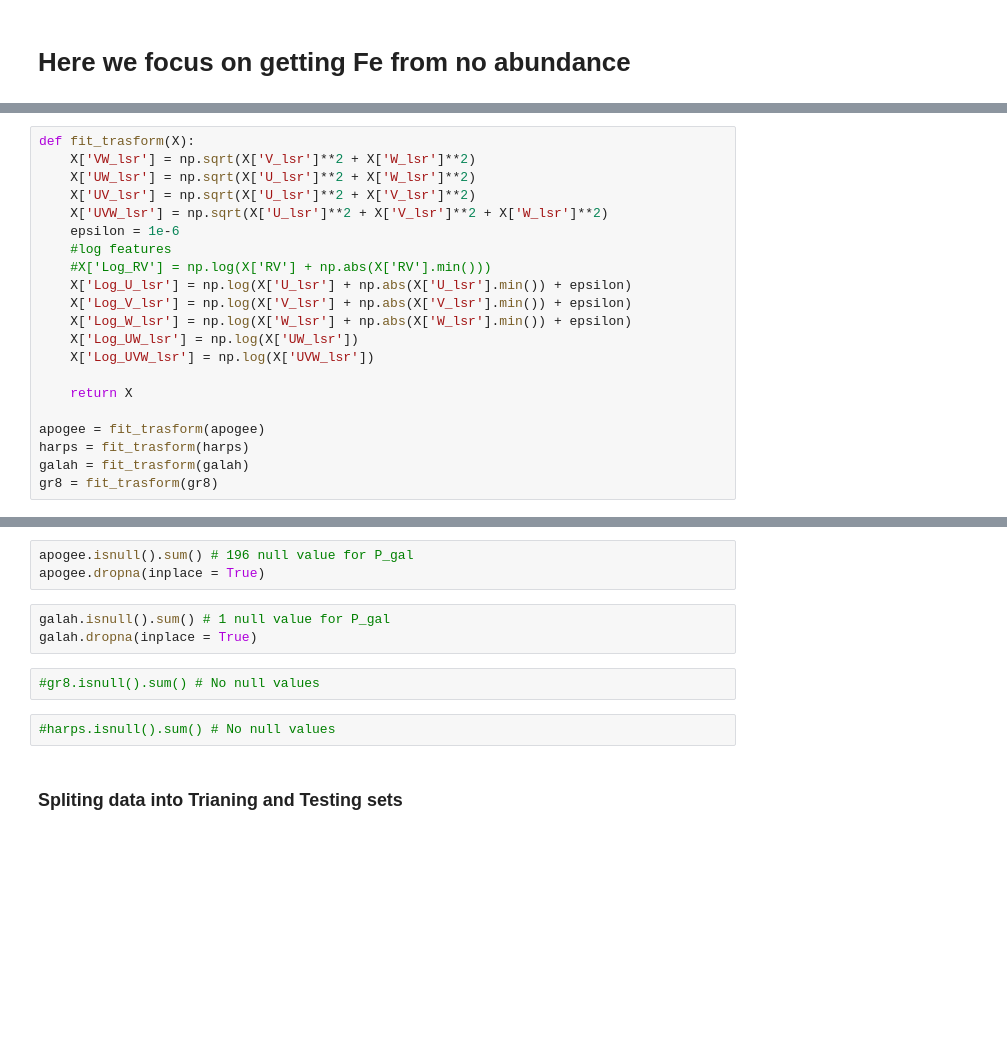
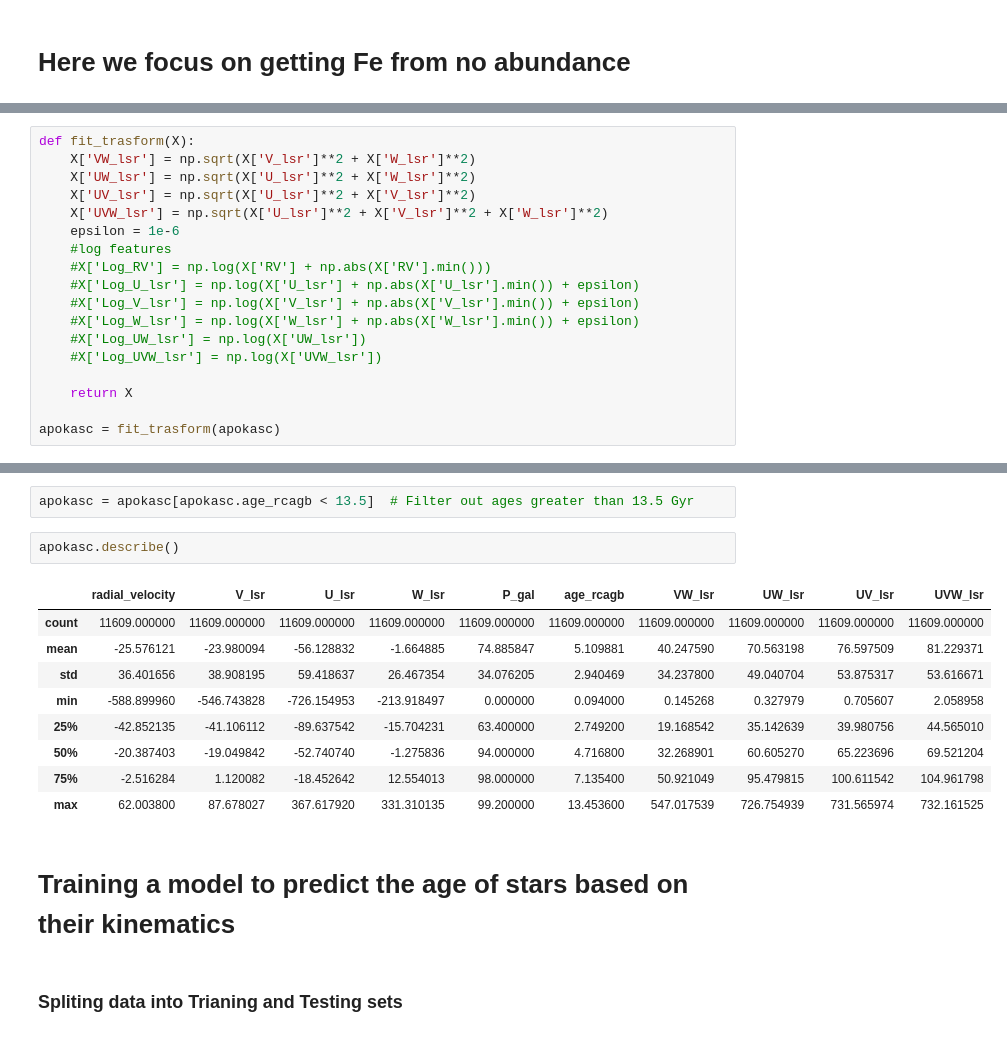
Before and after one commit to vadibekyan/AbundanceML, a Jupyter notebook: baseline_ML_age_kinematics_feh.ipynb, the cells around one changed output, grey strips where cells are left out. Cells and saved outputs as stored; diff of their text form; blank space fills up the shorter version.

```diff
--- a/baseline_ML_age_kinematics_feh.ipynb
+++ b/baseline_ML_age_kinematics_feh.ipynb
@@ -69,15 +71,12 @@ def fit_trasform(X):
     epsilon = 1e-6
     #log features
     #X['Log_RV'] = np.log(X['RV'] + np.abs(X['RV'].min()))
-    X['Log_U_lsr'] = np.log(X['U_lsr'] + np.abs(X['U_lsr'].min()) + epsilon)
-    X['Log_V_lsr'] = np.log(X['V_lsr'] + np.abs(X['V_lsr'].min()) + epsilon)
-    X['Log_W_lsr'] = np.log(X['W_lsr'] + np.abs(X['W_lsr'].min()) + epsilon)
-    X['Log_UW_lsr'] = np.log(X['UW_lsr'])
-    X['Log_UVW_lsr'] = np.log(X['UVW_lsr'])
+    #X['Log_U_lsr'] = np.log(X['U_lsr'] + np.abs(X['U_lsr'].min()) + epsilon)
+    #X['Log_V_lsr'] = np.log(X['V_lsr'] + np.abs(X['V_lsr'].min()) + epsilon)
+    #X['Log_W_lsr'] = np.log(X['W_lsr'] + np.abs(X['W_lsr'].min()) + epsilon)
+    #X['Log_UW_lsr'] = np.log(X['UW_lsr'])
+    #X['Log_UVW_lsr'] = np.log(X['UVW_lsr'])
 
     return X
 
-apogee = fit_trasform(apogee)
-harps = fit_trasform(harps)
-galah = fit_trasform(galah)
-gr8 = fit_trasform(gr8)
+apokasc = fit_trasform(apokasc)
@@ -86,12 +83,18 @@ gr8 = fit_trasform(gr8)
-# %%
-apogee.isnull().sum() # 196 null value for P_gal
-apogee.dropna(inplace = True)
-# %%
-galah.isnull().sum() # 1 null value for P_gal
-galah.dropna(inplace = True)
-# %%
-#gr8.isnull().sum() # No null values
-# %%
-#harps.isnull().sum() # No null values
+# %%
+apokasc = apokasc[apokasc.age_rcagb < 13.5]  # Filter out ages greater than 13.5 Gyr
+# %%
+apokasc.describe()
+# %% [output]
+|  | radial_velocity | V_lsr | U_lsr | W_lsr | P_gal | age_rcagb | VW_lsr | UW_lsr | UV_lsr | UVW_lsr |
+| count | 11609.000000 | 11609.000000 | 11609.000000 | 11609.000000 | 11609.000000 | 11609.000000 | 11609.000000 | 11609.000000 | 11609.000000 | 11609.000000 |
+| mean | -25.576121 | -23.980094 | -56.128832 | -1.664885 | 74.885847 | 5.109881 | 40.247590 | 70.563198 | 76.597509 | 81.229371 |
+| std | 36.401656 | 38.908195 | 59.418637 | 26.467354 | 34.076205 | 2.940469 | 34.237800 | 49.040704 | 53.875317 | 53.616671 |
+| min | -588.899960 | -546.743828 | -726.154953 | -213.918497 | 0.000000 | 0.094000 | 0.145268 | 0.327979 | 0.705607 | 2.058958 |
+| 25% | -42.852135 | -41.106112 | -89.637542 | -15.704231 | 63.400000 | 2.749200 | 19.168542 | 35.142639 | 39.980756 | 44.565010 |
+| 50% | -20.387403 | -19.049842 | -52.740740 | -1.275836 | 94.000000 | 4.716800 | 32.268901 | 60.605270 | 65.223696 | 69.521204 |
+| 75% | -2.516284 | 1.120082 | -18.452642 | 12.554013 | 98.000000 | 7.135400 | 50.921049 | 95.479815 | 100.611542 | 104.961798 |
+| max | 62.003800 | 87.678027 | 367.617920 | 331.310135 | 99.200000 | 13.453600 | 547.017539 | 726.754939 | 731.565974 | 732.161525 |
+# %% [markdown]
+# Training a model to predict the age of stars based on their kinematics
 # %% [markdown]
 ### Spliting data into Trianing and Testing sets
```
Also changed, not shown: parts of 17 cells of this notebook, 3 other files.
